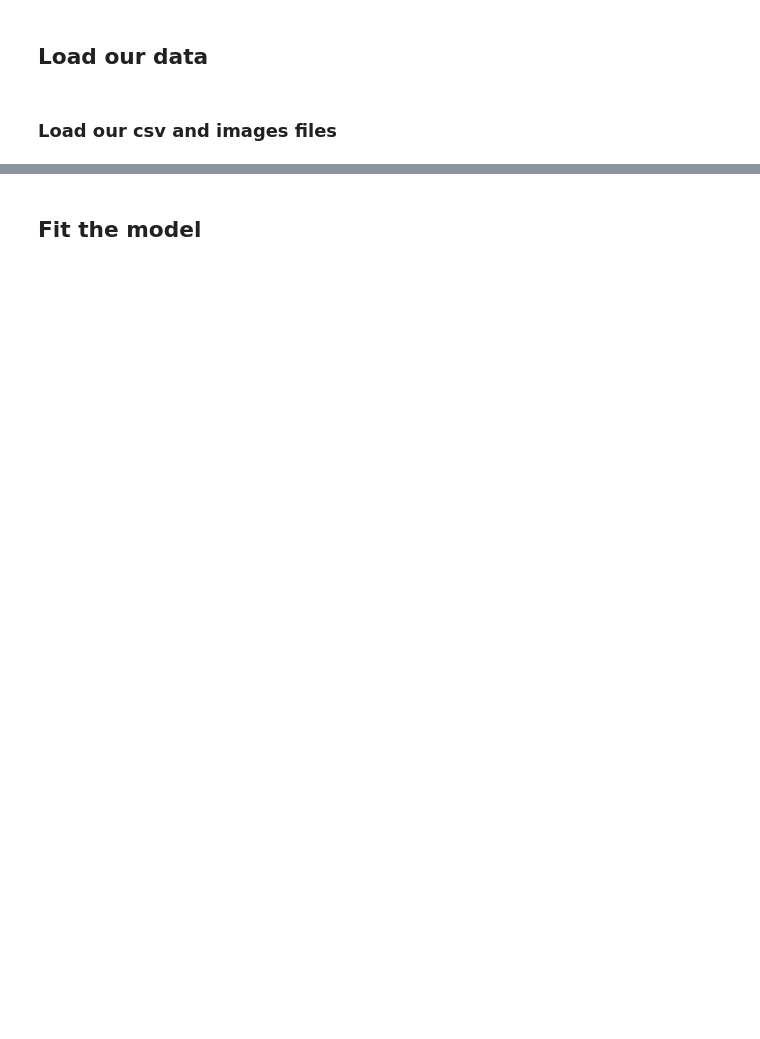
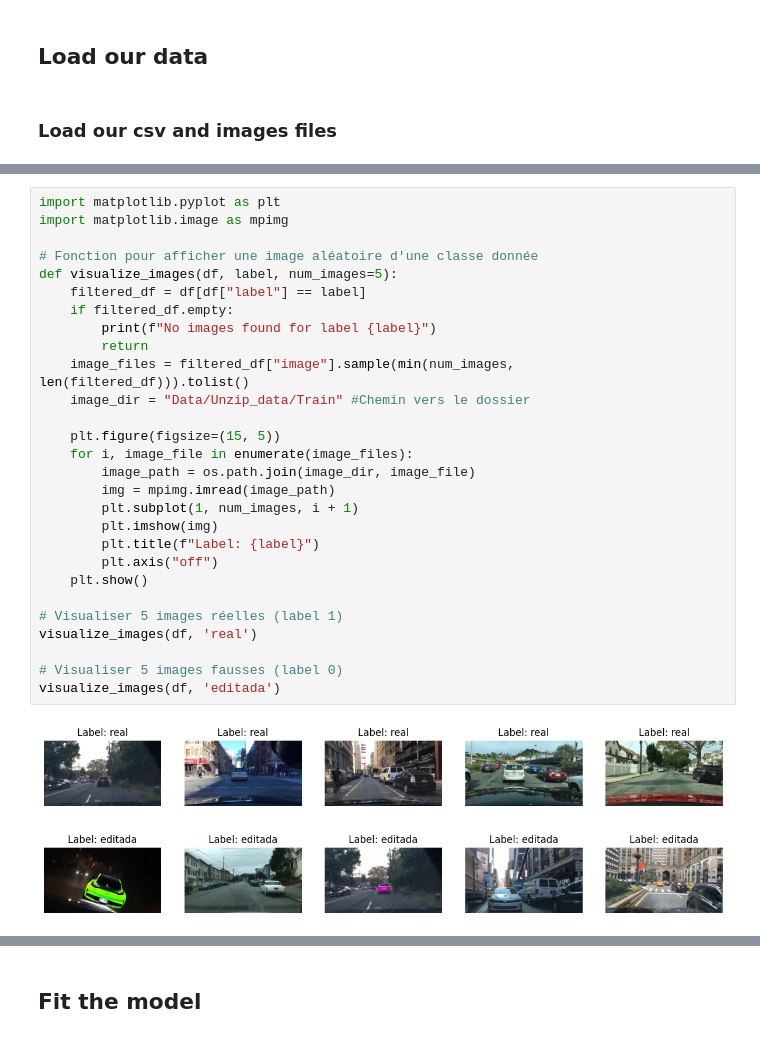
Before and after one commit to bpiaple/CIDAUT-AI-Fake-Scene-Classification-2024, a Jupyter notebook: CIDAUT AI Fake Scene Classification 2024.ipynb, the cells around one changed output, grey strips where cells are left out. Cells and saved outputs as stored; diff of their text form; blank space fills up the shorter version.

Commit message:
add initial cells and submission data to Jupyter notebook

```diff
--- a/CIDAUT AI Fake Scene Classification 2024.ipynb
+++ b/CIDAUT AI Fake Scene Classification 2024.ipynb
@@ -51,0 +116,31 @@ batch_size = 32
+# %%
+import matplotlib.pyplot as plt
+import matplotlib.image as mpimg
+
+# Fonction pour afficher une image aléatoire d'une classe donnée
+def visualize_images(df, label, num_images=5):
+    filtered_df = df[df["label"] == label]
+    if filtered_df.empty:
+        print(f"No images found for label {label}")
+        return
+    image_files = filtered_df["image"].sample(min(num_images, len(filtered_df))).tolist()
+    image_dir = "Data/Unzip_data/Train" #Chemin vers le dossier
+
+    plt.figure(figsize=(15, 5))
+    for i, image_file in enumerate(image_files):
+        image_path = os.path.join(image_dir, image_file)
+        img = mpimg.imread(image_path)
+        plt.subplot(1, num_images, i + 1)
+        plt.imshow(img)
+        plt.title(f"Label: {label}")
+        plt.axis("off")
+    plt.show()
+
+# Visualiser 5 images réelles (label 1)
+visualize_images(df, 'real')
+
+# Visualiser 5 images fausses (label 0)
+visualize_images(df, 'editada')
+# %% [output]
+[figure, added]
+[figure, added]
```
Also changed, not shown: parts of 40 cells of this notebook, 1 other file.
